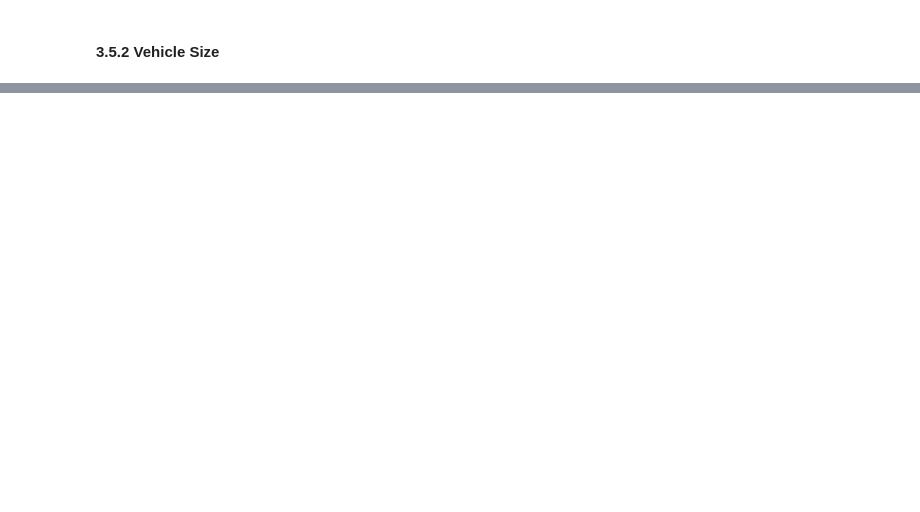
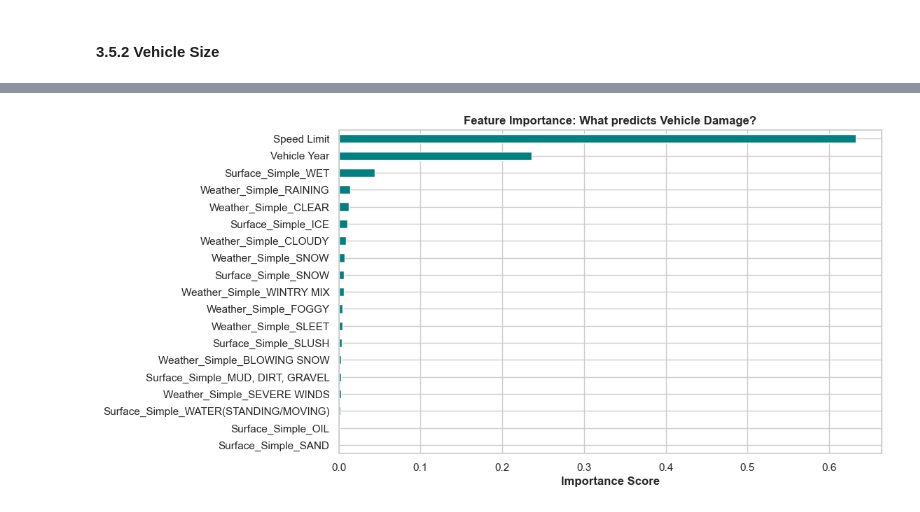
Before and after one commit to lior-benjman/Statistics-pro, a Jupyter notebook: Statistic_research.ipynb, the cells around one changed output, grey strips where cells are left out. Saved outputs shown, nothing was run; the diff lists cells and outputs as text; code cells hidden in the pictures; blank space fills up the shorter version.

```diff
--- a/Statistic_research.ipynb
+++ b/Statistic_research.ipynb
@@ -2464,0 +1261,27 @@ Future work: Add exposure data (traffic volume), expand geography, and perform m
+# %%
+
+from sklearn.ensemble import RandomForestClassifier
+from sklearn.preprocessing import LabelEncoder
+# 1. Clean Data for RF (Handle outliers in Vehicle Year)
+rf_df = df[(df['Vehicle Year'] > 1990) & (df['Vehicle Year'] < 2025)].copy()
+rf_df = rf_df[rf_df['Vehicle Damage Extent'] != 'Missing/Unknown'].dropna(subset=['Vehicle Damage Extent'])
+# 2. Encode categorical variables
+le = LabelEncoder()
+rf_df['Damage_Target'] = le.fit_transform(rf_df['Vehicle Damage Extent'])
+# Features: Mixture of numeric and categorical (encoded)
+features = ['Vehicle Year', 'Speed Limit', 'Weather_Simple', 'Surface_Simple']
+X_rf = pd.get_dummies(rf_df[features], drop_first=True)
+y_rf = rf_df['Damage_Target']
+# 3. Fit Random Forest
+rf = RandomForestClassifier(n_estimators=100, max_depth=10, random_state=42)
+rf.fit(X_rf, y_rf)
+# 4. Plot Feature Importance (Requirement D)
+import matplotlib.pyplot as plt
+importances = pd.Series(rf.feature_importances_, index=X_rf.columns).sort_values()
+plt.figure(figsize=(10, 6))
+importances.plot(kind='barh', color='teal')
+plt.title("Feature Importance: What predicts Vehicle Damage?")
+plt.xlabel("Importance Score")
+plt.show()
+# %% [output]
+[figure, added]
```
Also changed, not shown: parts of 45 cells of this notebook.
